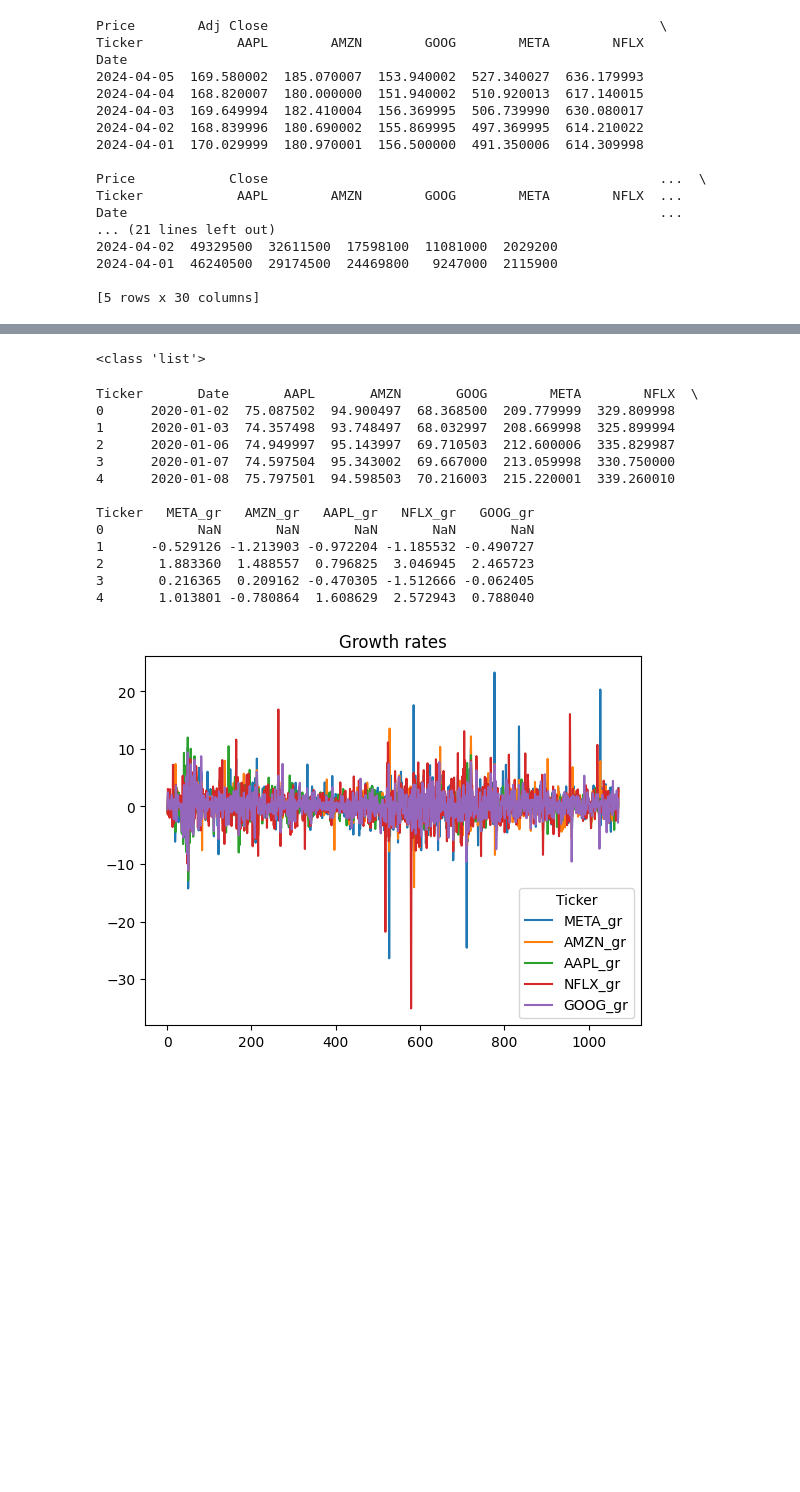
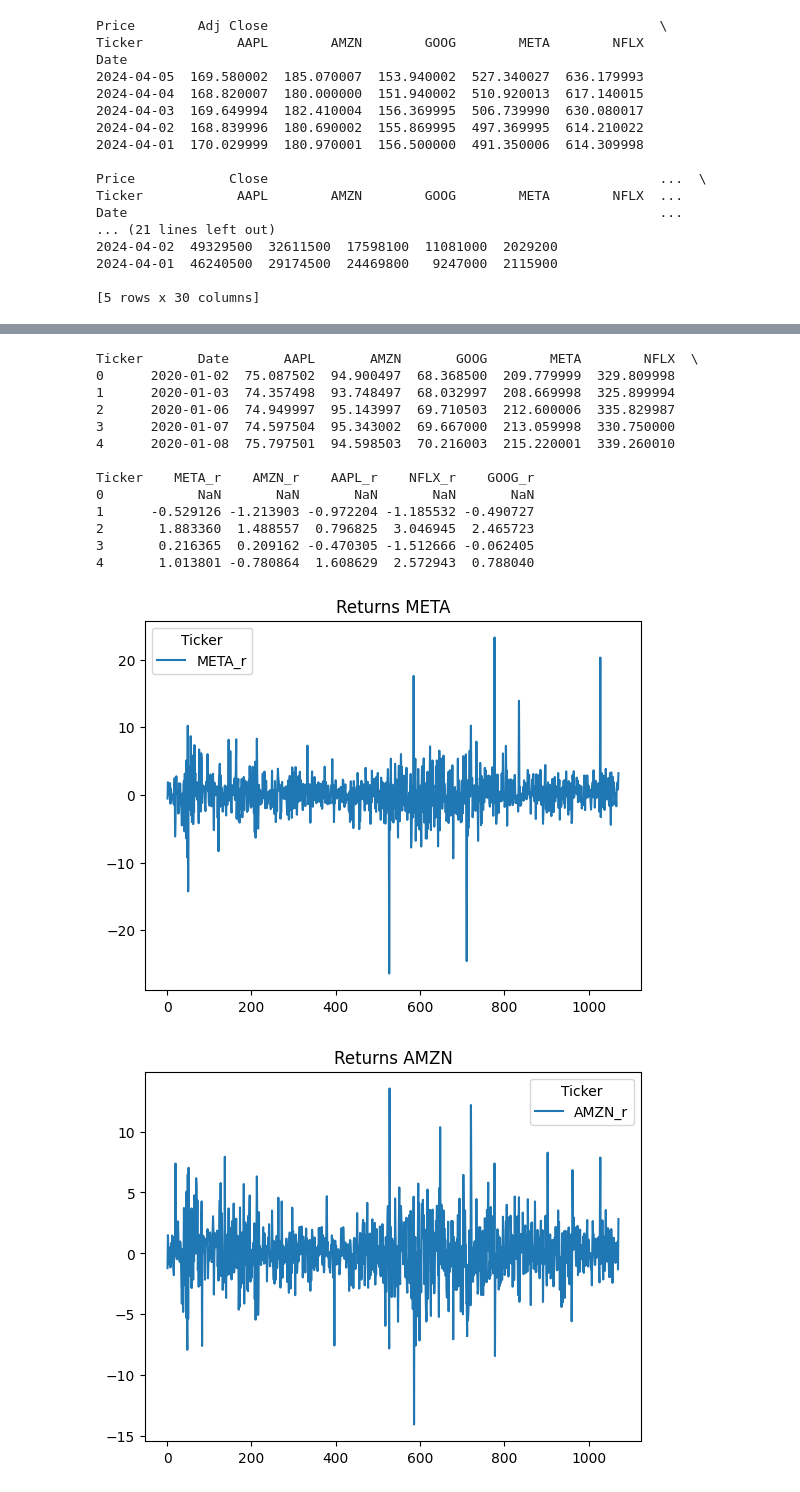
Before and after one commit to MPauline26/StockPriceModelling, a Jupyter notebook: StockPriceModelling.ipynb, the cells around one changed output, grey strips where cells are left out. Saved outputs shown, nothing was run; the diff lists cells and outputs as text; code cells hidden in the pictures; blank space fills up the shorter version.

```diff
--- a/StockPriceModelling.ipynb
+++ b/StockPriceModelling.ipynb
@@ -1,14 +1,22 @@
 # %%
 # settings
 import matplotlib.pyplot as plt
+import matplotlib.dates as mpl_dates
+import mplfinance as mpf
 import pandas as pd
+import numpy as np
 import yfinance as yf
 import datetime
 
-#stocks = ["META", "AMZN"]
+#stocks = ["META","AMZN"]
 stocks = ["META", "AMZN", "AAPL", "NFLX", "GOOG"]
+start_date = "2020-01-01"
+
+first = datetime.date.today().replace(day=1)
+last_month = first - datetime.timedelta(days=1)
+start_date_ohcl = datetime.datetime.combine(last_month.replace(day=1), datetime.datetime.min.time())
 # %%
-data = yf.download(stocks, start="2020-01-01")
+data = yf.download(stocks, start=start_date)
 
 data['Close'].plot()
 plt.title("FAANG Stock Prices")
@@ -41,13 +66,9 @@ data = data.stack(future_stack=True).reset_index().sort_values(['Date','Ticker']
-# %%
-print(type(stocks))
-# %% [output]
-<class 'list'>
 # %%
-def calc_growth(df,stock):
-    df[str(stock) + "_gr"] = df[stock].pct_change() * 100
+def calc_returns(df,stock):
+    df[str(stock) + "_r"] = df[stock].pct_change() * 100
 
 for s in stocks:
-    calc_growth(data_close, s)
+    calc_returns(data_close, s)
 
 print(data_close.head())
 # %% [output]
@@ -58,15 +79,17 @@ Ticker       Date       AAPL       AMZN       GOOG        META        NFLX  \
 3      2020-01-07  74.597504  95.343002  69.667000  213.059998  330.750000
 4      2020-01-08  75.797501  94.598503  70.216003  215.220001  339.260010
 
-Ticker   META_gr   AMZN_gr   AAPL_gr   NFLX_gr   GOOG_gr
+Ticker    META_r    AMZN_r    AAPL_r    NFLX_r    GOOG_r
 0            NaN       NaN       NaN       NaN       NaN
 1      -0.529126 -1.213903 -0.972204 -1.185532 -0.490727
 2       1.883360  1.488557  0.796825  3.046945  2.465723
 3       0.216365  0.209162 -0.470305 -1.512666 -0.062405
 4       1.013801 -0.780864  1.608629  2.572943  0.788040
-# %%
-data_close[["META_gr","AMZN_gr","AAPL_gr","NFLX_gr","GOOG_gr"]].plot()
-plt.title("Growth rates")
-plt.show()
-# %% [output]
-[figure, removed]
+# %%
+for s in stocks:
+    data_close[[str(s) + "_r"]].plot()
+    plt.title("Returns " + str(s))
+    plt.show()
+# %% [output]
+[figure, added]
+[figure, added]
```
Also changed, not shown: parts of 3 cells of this notebook.
